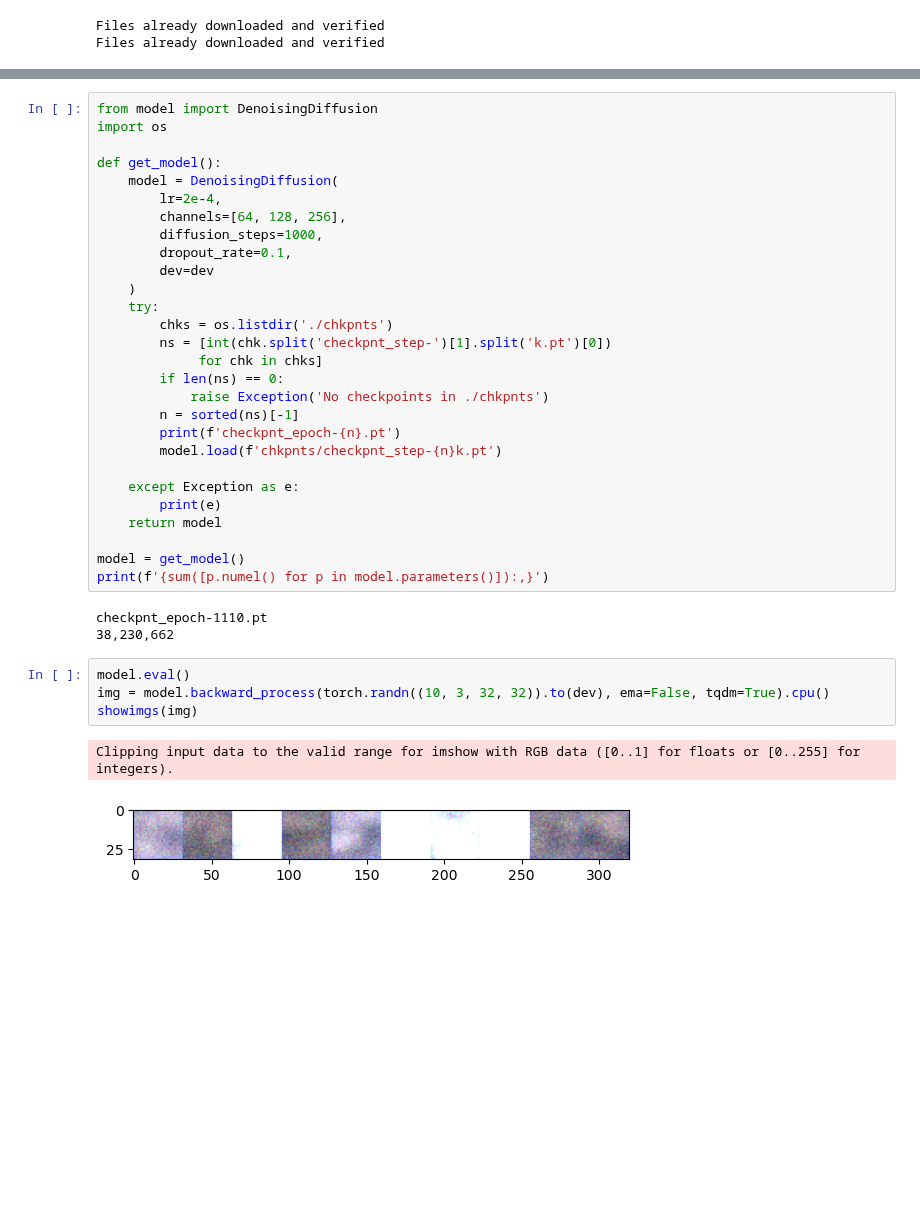
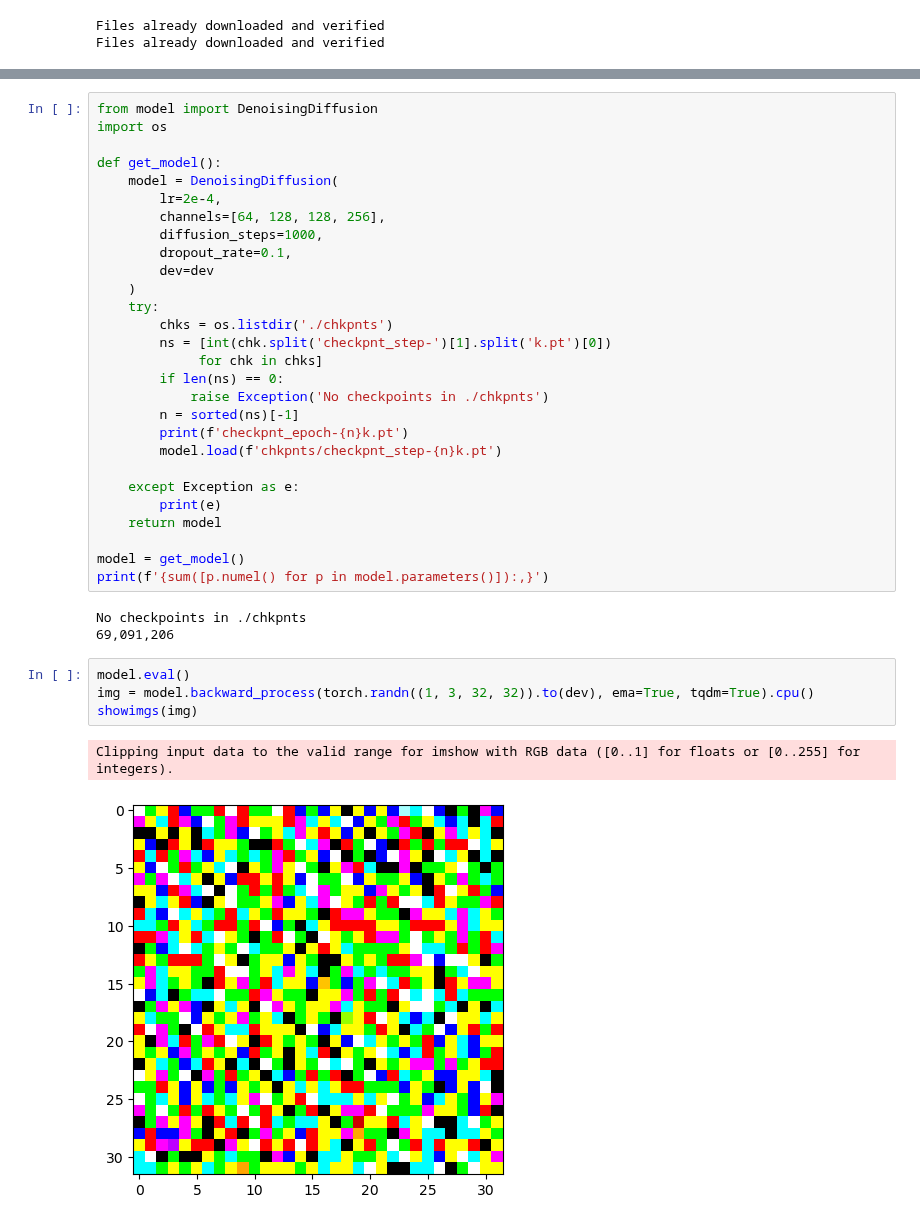
Before and after one commit to hipniusF/ml-problems, a Jupyter notebook: generative/diffusion/diffusion_model-cifar10-generation.ipynb, the cells around one changed output, grey strips where cells are left out. Cells and saved outputs as stored; diff of their text form; blank space fills up the shorter version.

```diff
--- a/generative/diffusion/diffusion_model-cifar10-generation.ipynb
+++ b/generative/diffusion/diffusion_model-cifar10-generation.ipynb
@@ -63,7 +63,7 @@ import os
 def get_model():
     model = DenoisingDiffusion(
         lr=2e-4,
-        channels=[64, 128, 256],
+        channels=[64, 128, 128, 256],
         diffusion_steps=1000,
         dropout_rate=0.1,
         dev=dev
@@ -75,7 +75,7 @@ def get_model():
         if len(ns) == 0:
             raise Exception('No checkpoints in ./chkpnts')
         n = sorted(ns)[-1]
-        print(f'checkpnt_epoch-{n}.pt')
+        print(f'checkpnt_epoch-{n}k.pt')
         model.load(f'chkpnts/checkpnt_step-{n}k.pt')
 
     except Exception as e:
@@ -85,14 +85,14 @@ def get_model():
 model = get_model()
 print(f'{sum([p.numel() for p in model.parameters()]):,}')
 # %% [output]
-checkpnt_epoch-1110.pt
-38,230,662
+No checkpoints in ./chkpnts
+69,091,206
 # %%
 model.eval()
-img = model.backward_process(torch.randn((10, 3, 32, 32)).to(dev), ema=False, tqdm=True).cpu()
+img = model.backward_process(torch.randn((1, 3, 32, 32)).to(dev), ema=True, tqdm=True).cpu()
 showimgs(img)
 # %% [output]
 Clipping input data to the valid range for imshow with RGB data ([0..1] for floats or [0..255] for integers).
-[figure, old version]
+[figure, new version]
 # %%
 model.train_loop(1_700_000, loader)
```
Also changed, not shown: parts of 2 cells of this notebook, 4 other files.
